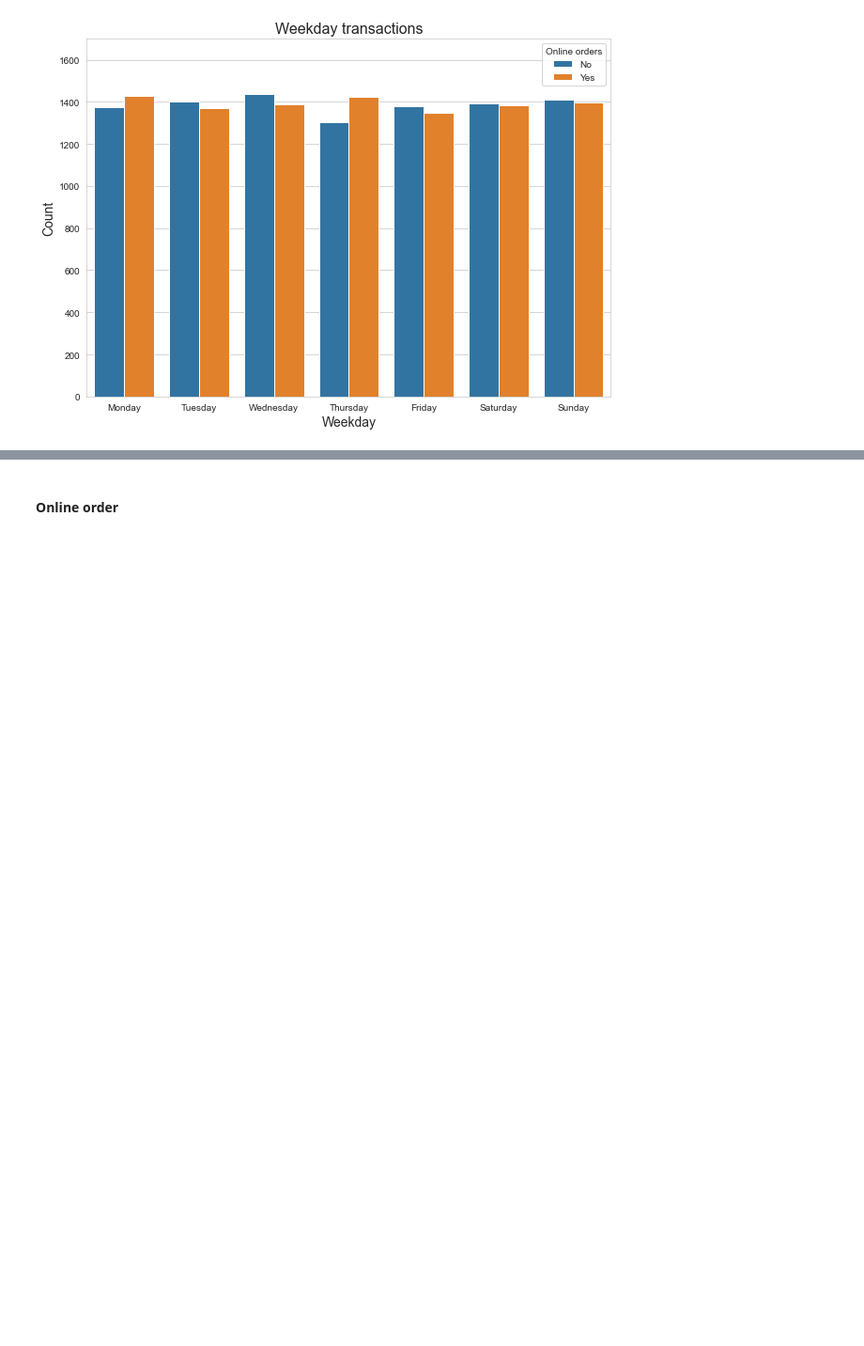
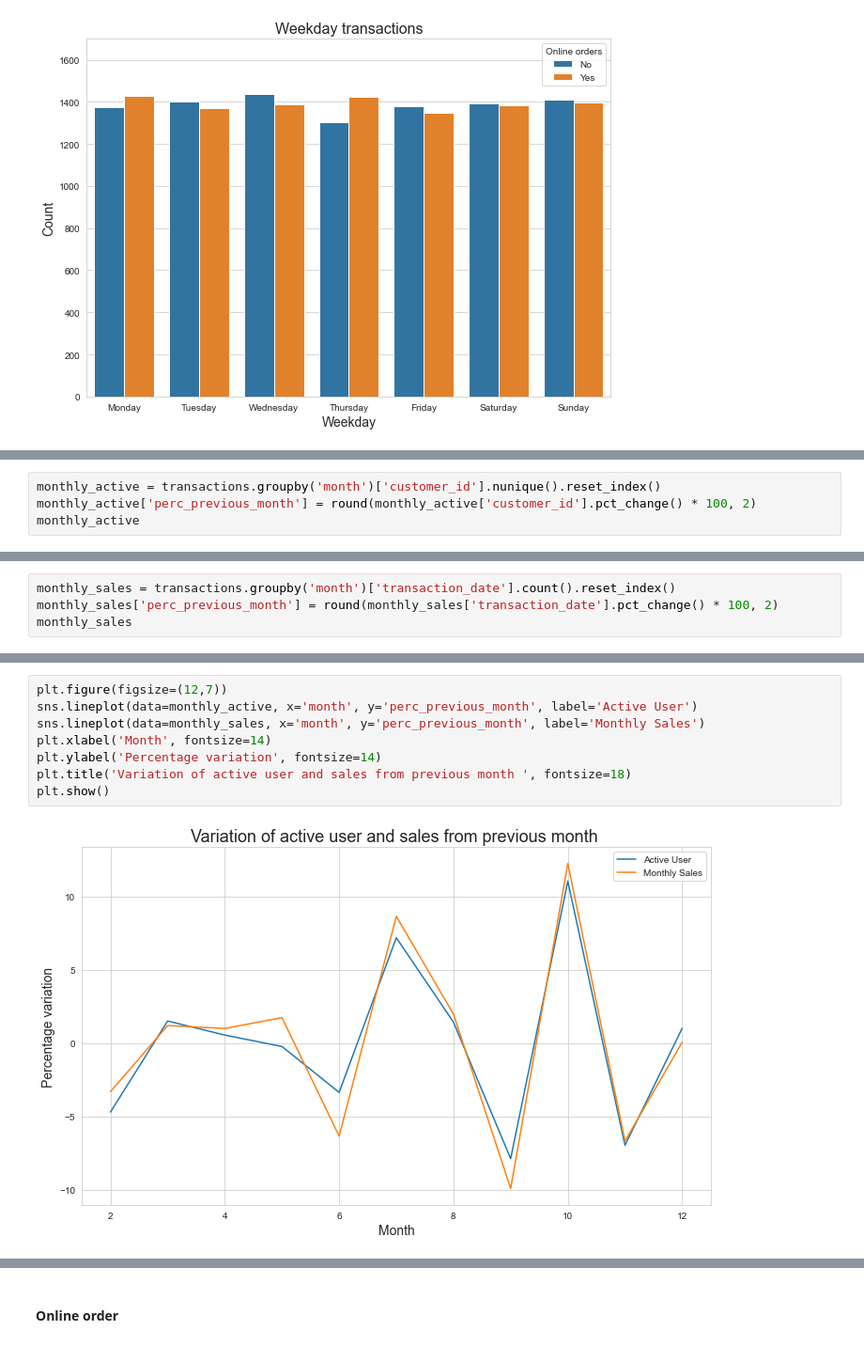
Before and after one commit to simo2712/VI_kpmg_data_analytics, a Jupyter notebook: Task_2/Task 2.2 - Data Insights.ipynb, the cells around one changed output, grey strips where cells are left out. Shown at 94% size. Saved outputs shown, nothing was run; the diff lists cells and outputs as text; blank space fills up the shorter version.

```diff
--- a/Task_2/Task 2.2 - Data Insights.ipynb
+++ b/Task_2/Task 2.2 - Data Insights.ipynb
@@ -371,0 +405,4 @@ plt.show()
+# %%
+monthly_active = transactions.groupby('month')['customer_id'].nunique().reset_index()
+monthly_active['perc_previous_month'] = round(monthly_active['customer_id'].pct_change() * 100, 2)
+monthly_active
@@ -371,0 +423,4 @@ plt.show()
+# %%
+monthly_sales = transactions.groupby('month')['transaction_date'].count().reset_index()
+monthly_sales['perc_previous_month'] = round(monthly_sales['transaction_date'].pct_change() * 100, 2)
+monthly_sales
@@ -371,0 +441,10 @@ plt.show()
+# %%
+plt.figure(figsize=(12,7))
+sns.lineplot(data=monthly_active, x='month', y='perc_previous_month', label='Active User')
+sns.lineplot(data=monthly_sales, x='month', y='perc_previous_month', label='Monthly Sales')
+plt.xlabel('Month', fontsize=14)
+plt.ylabel('Percentage variation', fontsize=14)
+plt.title('Variation of active user and sales from previous month ', fontsize=18)
+plt.show()
+# %% [output]
+[figure, added]
```
Also changed, not shown: parts of 34 cells of this notebook.
